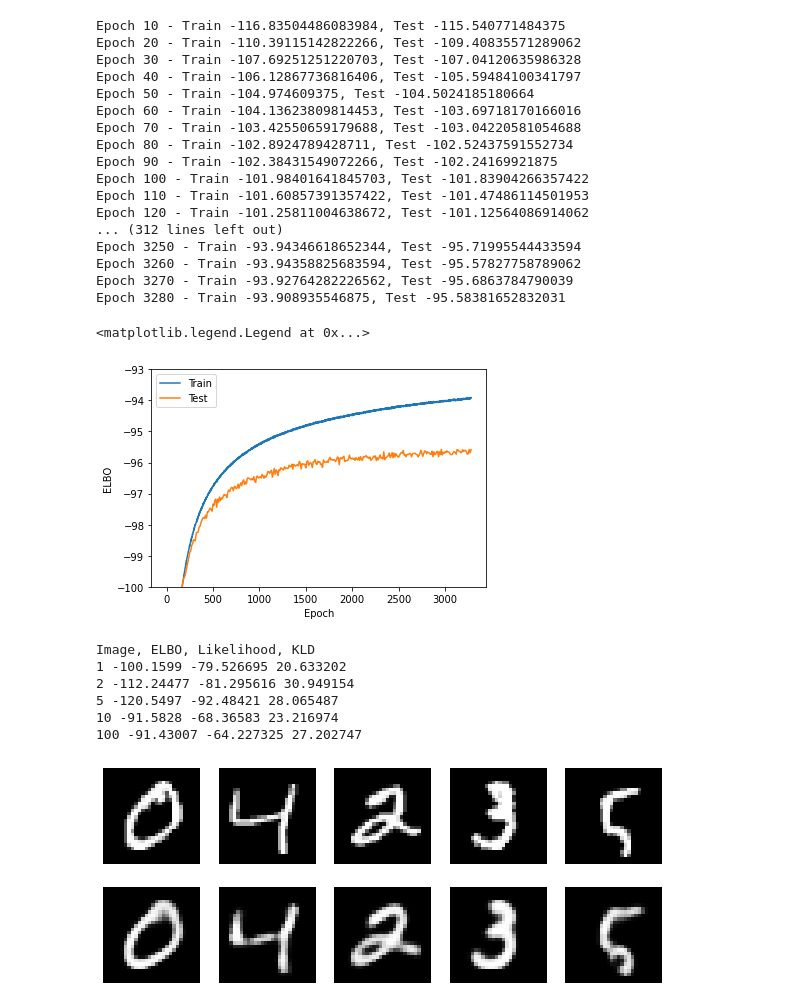
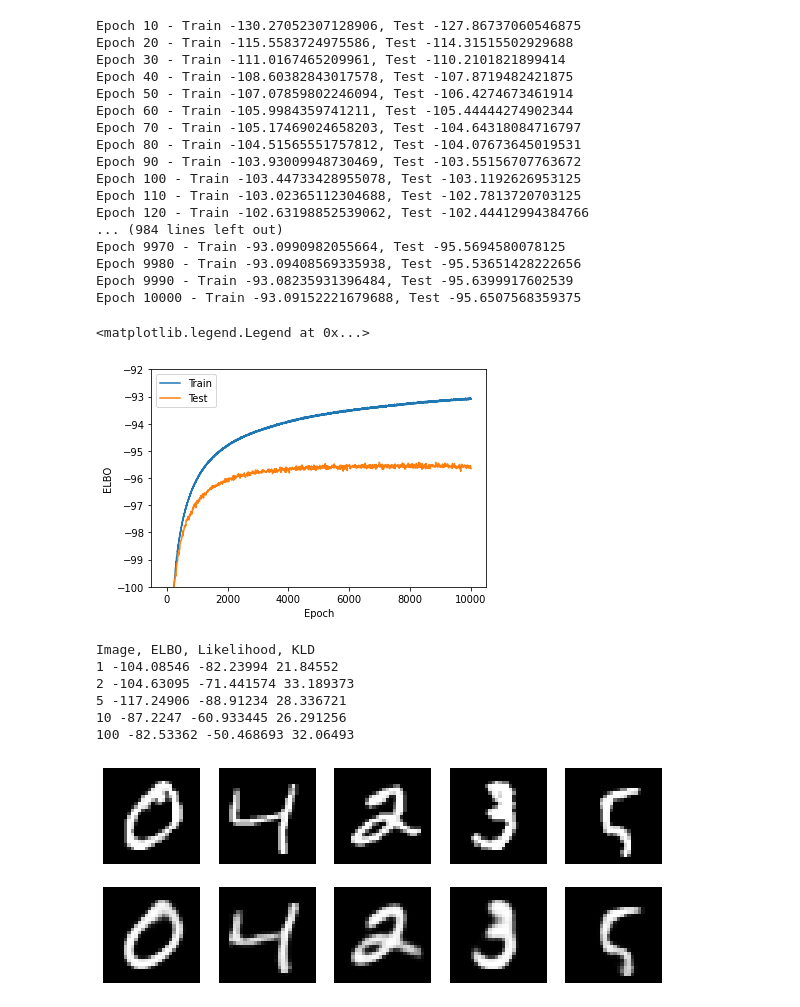
Before and after one commit to ATML-2022-Group6/inference-suboptimality, a Jupyter notebook: test_vae.ipynb, the cells around one changed output. Saved outputs shown, nothing was run; the diff lists cells and outputs as text; code cells hidden in the pictures.

```diff
--- a/test_vae.ipynb
+++ b/test_vae.ipynb
@@ -80,7 +80,7 @@ num_train_batches, train_batches = get_batches(train_x)
 num_test_batches, test_batches = get_batches(test_x)
 # %%
 hps = HyperParams(has_flow=False)
-init_vae, run_vae, run_vae_local, sample_vae = build_vae(hps)
+init_vae, run_vae, run_vae_local, sample_vae, _ = build_vae(hps)
 # %%
 def visualise_recons(params, rng=random.PRNGKey(0)):
   indices = [1, 2, 5, 10, 100]
@@ -119,7 +119,7 @@ init_params = init_vae(rng=init_rng, input_shape=(28 * 28,))
 # visualise_latent(init_params)
 # visualise_recons(init_params)
 # %%
-use_lr_schedule = True
+use_lr_schedule = False
 # Based on IWAE paper https://arxiv.org/pdf/1509.00519.pdf
 def lr_schedule(epoch):
   # Separate epochs into passes of length 3**i
@@ -128,14 +128,15 @@ def lr_schedule(epoch):
   i = jnp.searchsorted(pass_indices, epoch, side='right')
   return 2 * 1e-4 * jnp.round(10**(1-i/7.), 1)
 if use_lr_schedule:
-  step_size = lr_schedule
+  # step_size = lr_schedule
+  step_size = optimizers.piecewise_constant([200, 700, 1200, 2000, 3000 ], [ 5 * 1e-3, 2 * 1e-3, 1e-3, 5 * 1e-4, 2 * 1e-4 ])
 else:
   step_size = lambda _: 1e-4
 
 kl_annealing = False
 kl_threshold = 400
 
-opt_init, opt_update, get_params = optimizers.adam(step_size=step_size, eps=1e-3)
+opt_init, opt_update, get_params = optimizers.adam(step_size=step_size, eps=1e-4)
 
 def batch_loss_fn(rng, params, images, beta):
   rngs = random.split(rng, batch_size)
@@ -174,7 +175,7 @@ def dataset_elbo(dataset, rng, params):
 compute_train_elbo = jit(partial(dataset_elbo, train_batches))
 compute_test_elbo = jit(partial(dataset_elbo, test_batches))
 # %%
-num_epochs = 3280 # based on IWAE paper
+num_epochs = 10000
 display_epoch = 10
 
 # how often to save intermediate params
@@ -229,43 +230,43 @@ with trange(1, num_epochs+1) as t:
           best_test_elbo = test_elbo
           num_worse = 0
 # %% [output]
-Epoch 10 - Train -116.83504486083984, Test -115.540771484375
-Epoch 20 - Train -110.39115142822266, Test -109.40835571289062
-Epoch 30 - Train -107.69251251220703, Test -107.04120635986328
-Epoch 40 - Train -106.12867736816406, Test -105.59484100341797
-Epoch 50 - Train -104.974609375, Test -104.5024185180664
-Epoch 60 - Train -104.13623809814453, Test -103.69718170166016
-Epoch 70 - Train -103.42550659179688, Test -103.04220581054688
-Epoch 80 - Train -102.8924789428711, Test -102.52437591552734
-Epoch 90 - Train -102.38431549072266, Test -102.24169921875
-Epoch 100 - Train -101.98401641845703, Test -101.83904266357422
-Epoch 110 - Train -101.60857391357422, Test -101.47486114501953
-Epoch 120 - Train -101.25811004638672, Test -101.12564086914062
-... (312 lines left out)
-Epoch 3250 - Train -93.94346618652344, Test -95.71995544433594
-Epoch 3260 - Train -93.94358825683594, Test -95.57827758789062
-Epoch 3270 - Train -93.92764282226562, Test -95.6863784790039
-Epoch 3280 - Train -93.908935546875, Test -95.58381652832031
+Epoch 10 - Train -130.27052307128906, Test -127.86737060546875
+Epoch 20 - Train -115.5583724975586, Test -114.31515502929688
+Epoch 30 - Train -111.0167465209961, Test -110.2101821899414
+Epoch 40 - Train -108.60382843017578, Test -107.8719482421875
+Epoch 50 - Train -107.07859802246094, Test -106.4274673461914
+Epoch 60 - Train -105.9984359741211, Test -105.44444274902344
+Epoch 70 - Train -105.17469024658203, Test -104.64318084716797
+Epoch 80 - Train -104.51565551757812, Test -104.07673645019531
+Epoch 90 - Train -103.93009948730469, Test -103.55156707763672
+Epoch 100 - Train -103.44733428955078, Test -103.1192626953125
+Epoch 110 - Train -103.02365112304688, Test -102.7813720703125
+Epoch 120 - Train -102.63198852539062, Test -102.44412994384766
+... (984 lines left out)
+Epoch 9970 - Train -93.0990982055664, Test -95.5694580078125
+Epoch 9980 - Train -93.09408569335938, Test -95.53651428222656
+Epoch 9990 - Train -93.08235931396484, Test -95.6399917602539
+Epoch 10000 - Train -93.09152221679688, Test -95.6507568359375
 # %%
 plt.plot(*np.array(train_elbos).T, label="Train")
 plt.plot(*np.array(test_elbos).T, label="Test")
 plt.xlabel("Epoch")
 plt.ylabel("ELBO")
-plt.ylim(-100,-93)
+plt.ylim(-100,-92)
 plt.legend()
 # %% [output]
 <matplotlib.legend.Legend at 0x...>
-[figure, old version]
+[figure, new version]
 # %%
 visualise_recons(get_params(opt_state))
 # %% [output]
 Image, ELBO, Likelihood, KLD
-1 -100.1599 -79.526695 20.633202
-2 -112.24477 -81.295616 30.949154
-5 -120.5497 -92.48421 28.065487
-10 -91.5828 -68.36583 23.216974
-100 -91.43007 -64.227325 27.202747
+1 -104.08546 -82.23994 21.84552
+2 -104.63095 -71.441574 33.189373
+5 -117.24906 -88.91234 28.336721
+10 -87.2247 -60.933445 26.291256
+100 -82.53362 -50.468693 32.06493
-[figure, old version]
+[figure, new version]
 # %%
 visualise_latent(get_params(opt_state))
 # %% [output]
```
Also changed, not shown: parts of 4 cells of this notebook.
